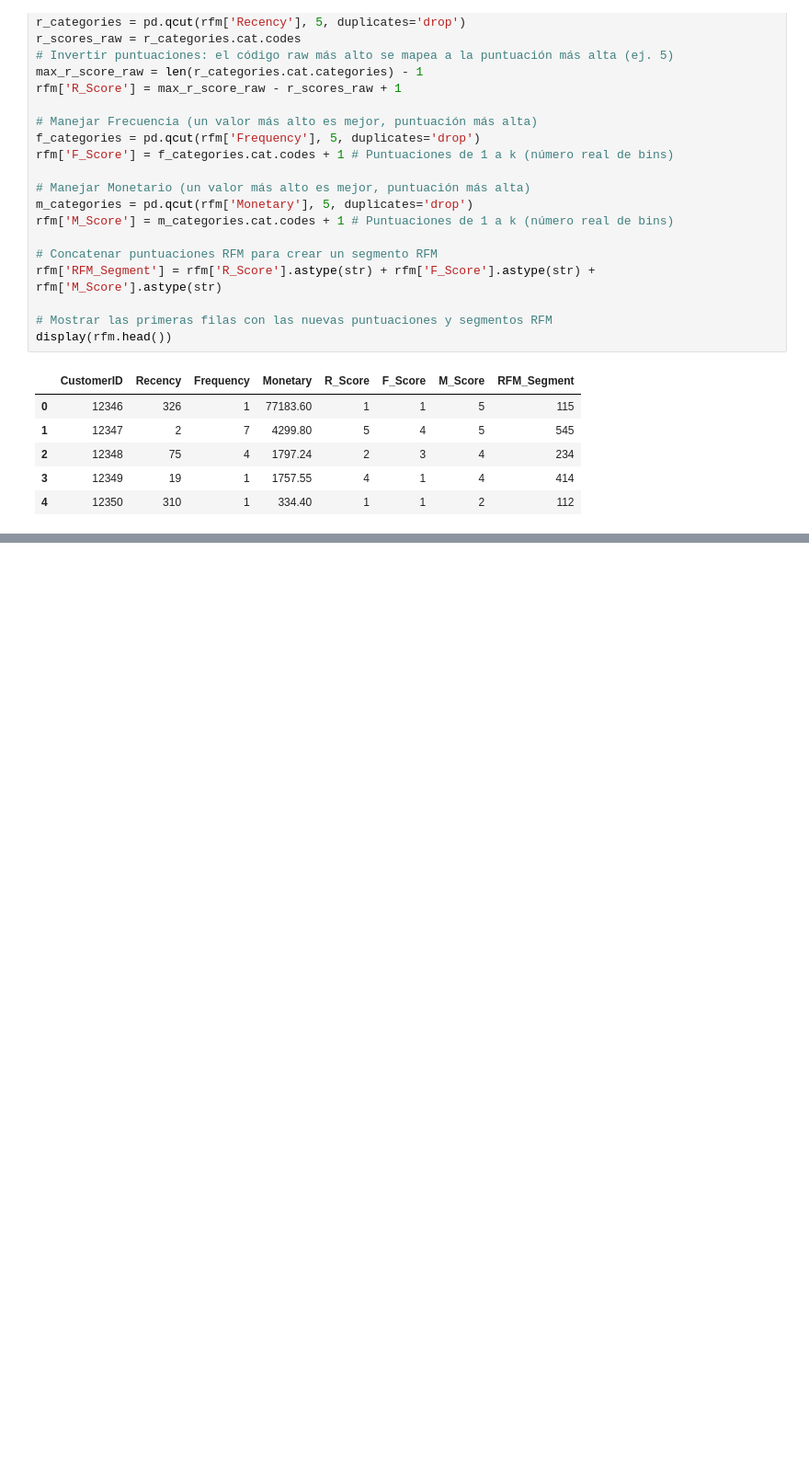
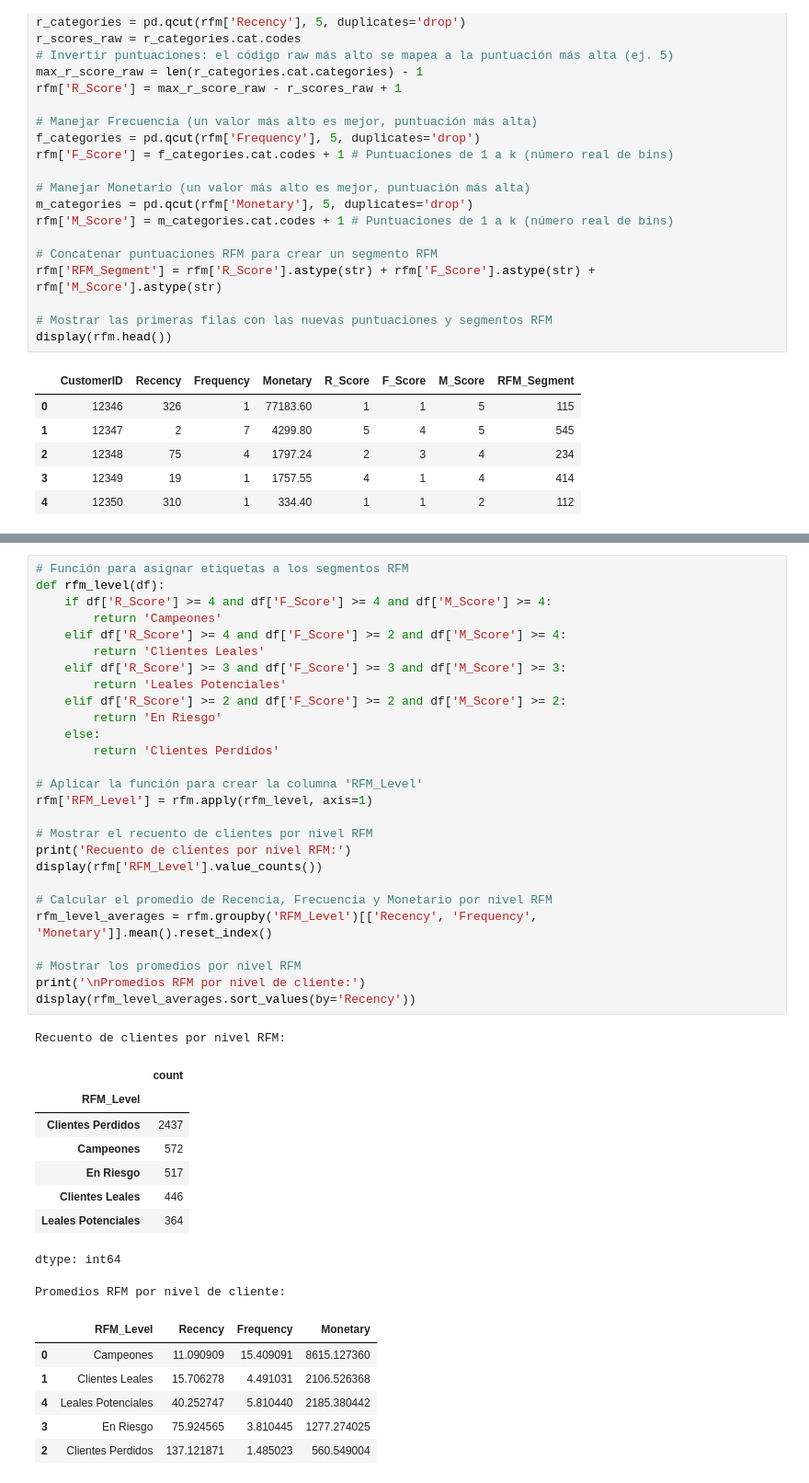
Before and after one commit to tecnojimbo/G5-ANALISISDATOS-EDA-, a Jupyter notebook: G5-AnalisisDatos-EDA.ipynb, the cells around one changed output, grey strips where cells are left out. Shown at 92% size. Saved outputs shown, nothing was run; the diff lists cells and outputs as text; blank space fills up the shorter version.

Commit message:
Segmentación de Clientes - dev-janzules

```diff
--- a/G5-AnalisisDatos-EDA.ipynb
+++ b/G5-AnalisisDatos-EDA.ipynb
@@ -242,0 +249,44 @@ display(rfm.head())
+# %%
+# Función para asignar etiquetas a los segmentos RFM
+def rfm_level(df):
+    if df['R_Score'] >= 4 and df['F_Score'] >= 4 and df['M_Score'] >= 4:
+        return 'Campeones'
+    elif df['R_Score'] >= 4 and df['F_Score'] >= 2 and df['M_Score'] >= 4:
+        return 'Clientes Leales'
+    elif df['R_Score'] >= 3 and df['F_Score'] >= 3 and df['M_Score'] >= 3:
+        return 'Leales Potenciales'
+    elif df['R_Score'] >= 2 and df['F_Score'] >= 2 and df['M_Score'] >= 2:
+        return 'En Riesgo'
+    else:
+        return 'Clientes Perdidos'
+
+# Aplicar la función para crear la columna 'RFM_Level'
+rfm['RFM_Level'] = rfm.apply(rfm_level, axis=1)
+
+# Mostrar el recuento de clientes por nivel RFM
+print('Recuento de clientes por nivel RFM:')
+display(rfm['RFM_Level'].value_counts())
+
+# Calcular el promedio de Recencia, Frecuencia y Monetario por nivel RFM
+rfm_level_averages = rfm.groupby('RFM_Level')[['Recency', 'Frequency', 'Monetary']].mean().reset_index()
+
+# Mostrar los promedios por nivel RFM
+print('\nPromedios RFM por nivel de cliente:')
+display(rfm_level_averages.sort_values(by='Recency'))
+# %% [output]
+Recuento de clientes por nivel RFM:
+|  | count |
+| RFM_Level |  |
+| Clientes Perdidos | 2437 |
+| Campeones | 572 |
+| En Riesgo | 517 |
+| Clientes Leales | 446 |
+| Leales Potenciales | 364 |
+dtype: int64
+Promedios RFM por nivel de cliente:
+|  | RFM_Level | Recency | Frequency | Monetary |
+| 0 | Campeones | 11.090909 | 15.409091 | 8615.127360 |
+| 1 | Clientes Leales | 15.706278 | 4.491031 | 2106.526368 |
+| 4 | Leales Potenciales | 40.252747 | 5.810440 | 2185.380442 |
+| 3 | En Riesgo | 75.924565 | 3.810445 | 1277.274025 |
+| 2 | Clientes Perdidos | 137.121871 | 1.485023 | 560.549004 |
```
Also changed, not shown: parts of 2 cells of this notebook.
